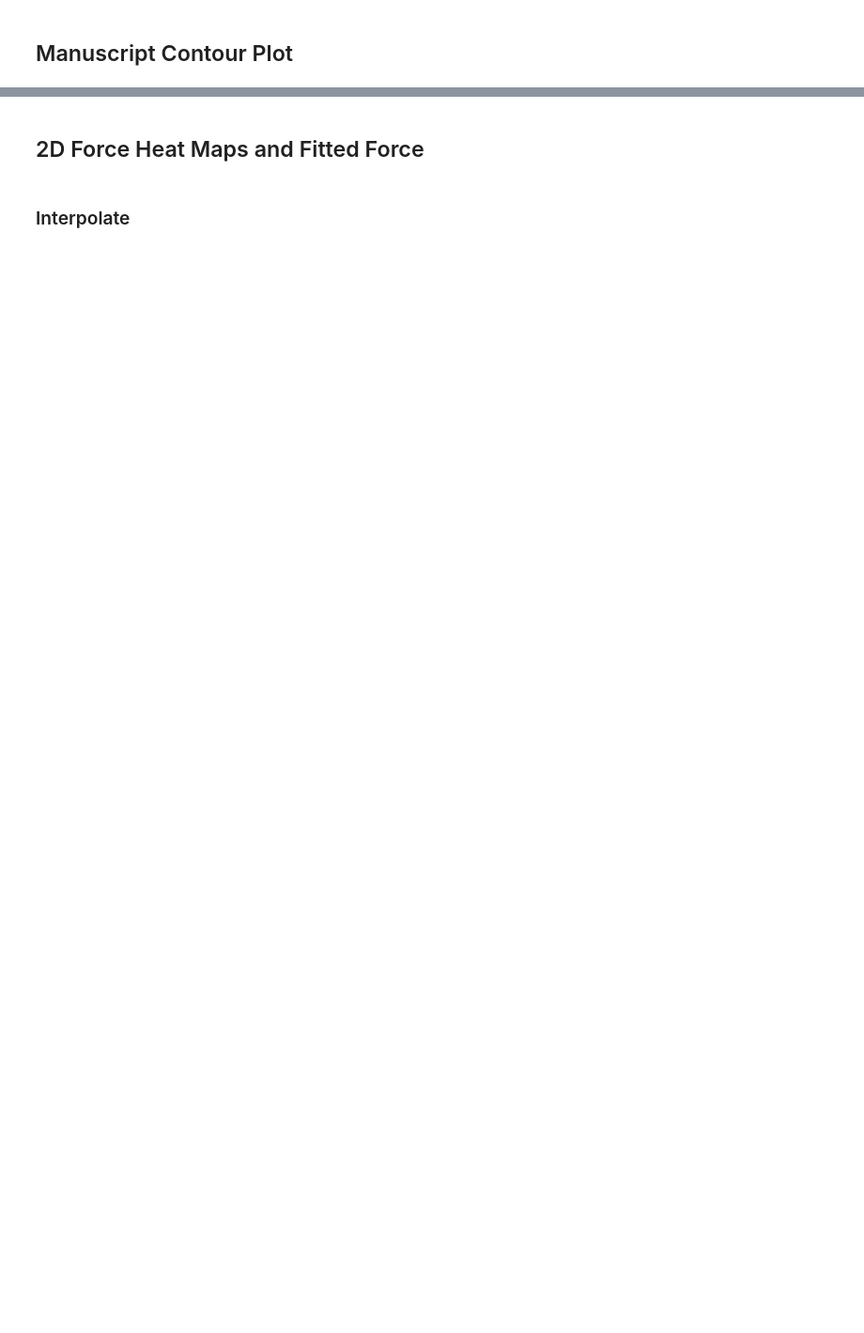
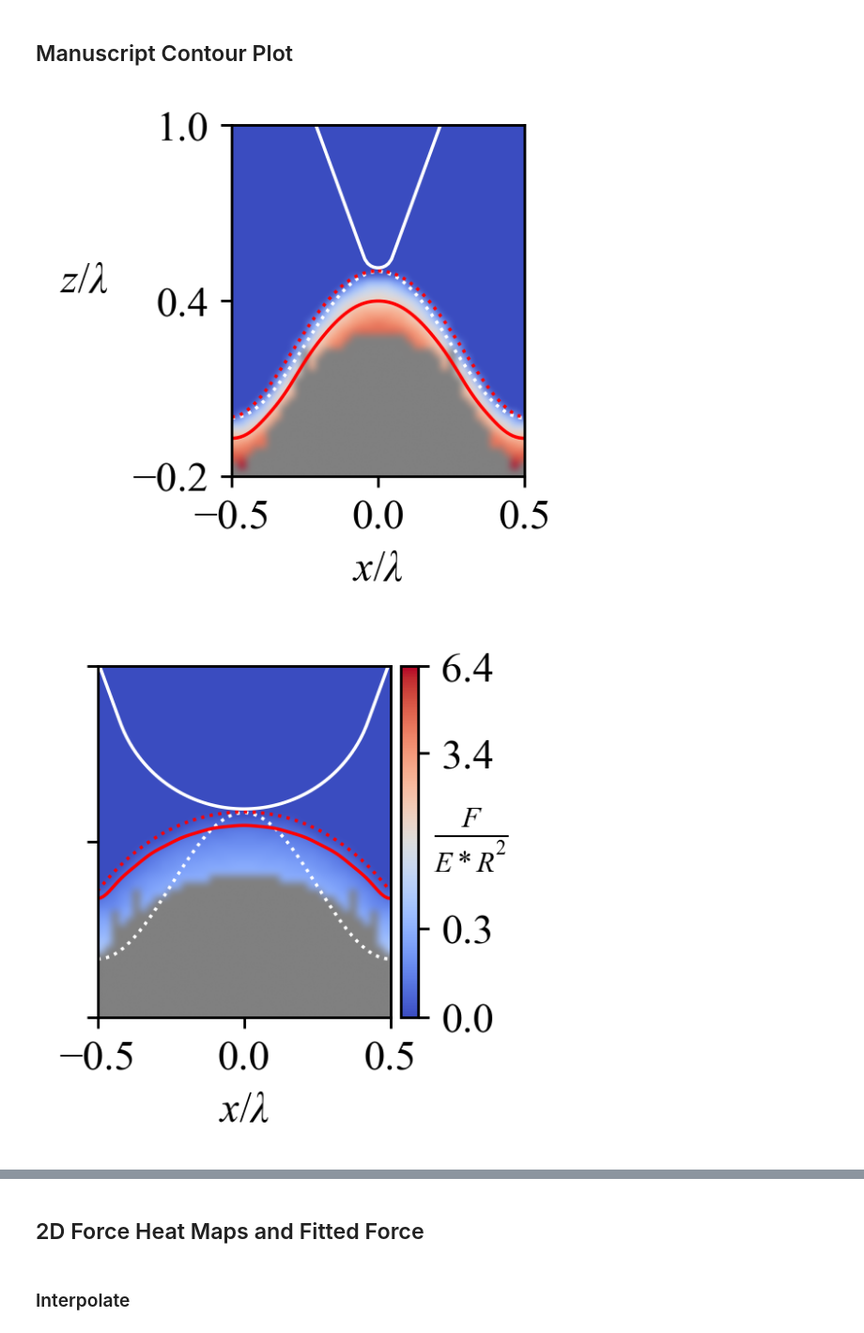
Before and after one commit to Joshua-Giblin-Burnham/ABAQUSAFMSimulations, a Jupyter notebook: AFM ABAQUS Test Wave Simulation.ipynb, the cells around one changed output, grey strips where cells are left out. Shown at 94% size. Saved outputs shown, nothing was run; the diff lists cells and outputs as text; code cells hidden in the pictures; blank space fills up the shorter version.

```diff
--- a/AFM ABAQUS Test Wave Simulation.ipynb
+++ b/AFM ABAQUS Test Wave Simulation.ipynb
@@ -1604,7 +1606,7 @@ Code to plot results of the simulation
 # %% [markdown]
 ### Manuscript Contour Plot
 # %%
-def ContourPlotMan1(X, Z, rackPos, forceGrid, forceContour, indentorRadius, clearance, A, N, waveDims, theta_degrees, tip_length, binSize, elasticProperties, normalizer,
+def ContourPlotMan(X, Z, rackPos, forceGrid, forceContour, indentorRadius, clearance, A, N, waveDims, theta_degrees, tip_length, binSize, elasticProperties, normalizer,
                    maxRF, contrast, n0, n1, n2):
     '''
     Function to plot a 2D force heatmap produced from simulation over the xz domain for single indenter and refereance force.
@@ -2895,5 +2624,8 @@ N = 10
 n0, n1, n2 = 1, 0, 4
 m = 3
 # %%
-ContourPlotMan1(X, Z, NrackPos, forceGrid[m], forceContour[m],indentorRadius, clearance, A[m+1], N, waveDims, theta_degrees, tip_length, binSize,
+ContourPlotMan(X, Z, NrackPos, forceGrid[m], forceContour[m],indentorRadius, clearance, A[m+1], N, waveDims, theta_degrees, tip_length, binSize,
                elasticProperties, normalizer, maxRF, contrast, n0, n1, n2)
+# %% [output]
+[figure, added]
+[figure, added]
```
Also changed, not shown: parts of 17 cells of this notebook, 4 other files.
